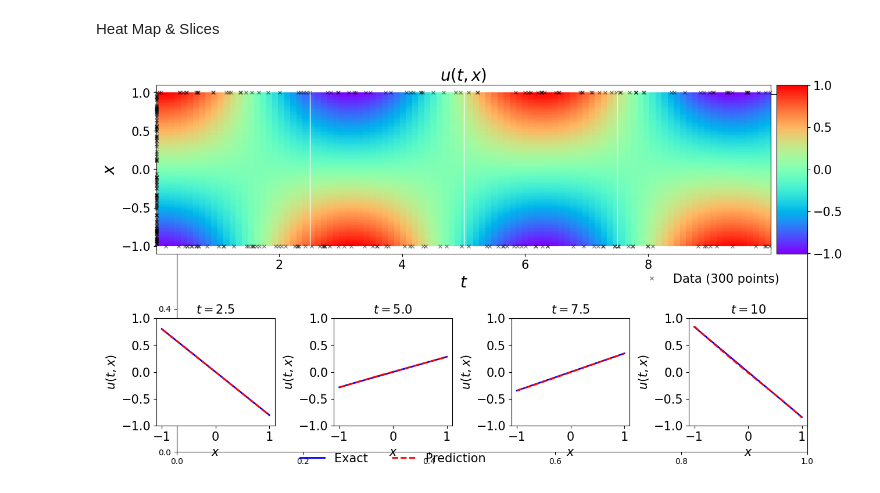
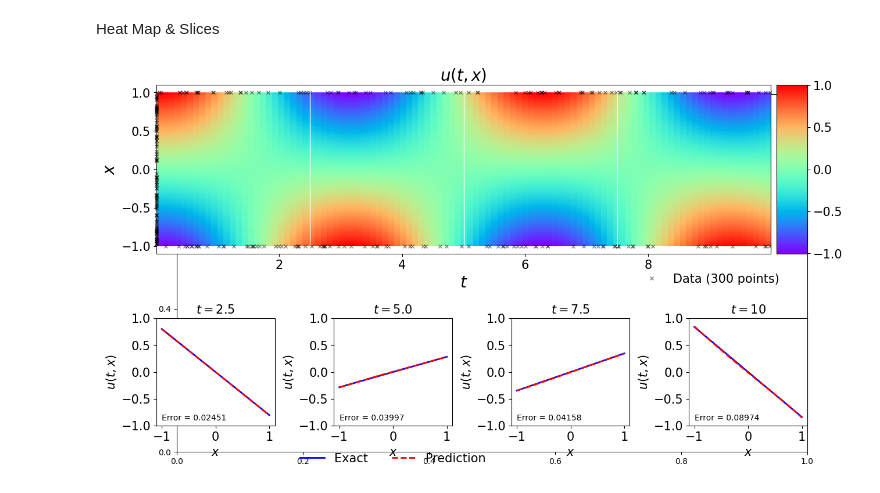
Before and after one commit to tyler-skaggs/Numerical-Analysis, a Jupyter notebook: pinns_Klien_Inference.ipynb, the cells around one changed output. Cells and saved outputs as stored; diff of their text form; code cells hidden in the pictures.

```diff
--- a/pinns_Klien_Inference.ipynb
+++ b/pinns_Klien_Inference.ipynb
@@ -358,8 +358,8 @@ ax.tick_params(labelsize=15)
 ax = plt.subplot(gs1[1, 0])
 if analytic_OffOn:
     ax.plot(x_pred, analytic_Sol(x_pred, t = 2.5), 'b-', linewidth = 2, label = 'Exact')
-    #error = pow(dx * sum(pow((analytic_Sol(x_pred, t=0.25) - U_pred[25, :]), 2)), 1 / 2)
-    #text = plt.text(-1, 0, f"Error = %.5f" % error)
+    error = np.linalg.norm(analytic_Sol(x_pred, t=2.5) - np.array([U_pred[25]]).T, 2)
+    text = plt.text(-1, -0.9, f"Error = %.5f" % error)
 ax.plot(x_pred, U_pred[25,:], 'r--', linewidth = 2, label = 'Prediction')
 ax.set_xlabel('$x$')
 ax.set_ylabel('$u(t,x)$')
@@ -377,8 +377,8 @@ for item in ([ax.title, ax.xaxis.label, ax.yaxis.label] +
 ax = plt.subplot(gs1[1, 1])
 if analytic_OffOn:
     ax.plot(x_pred, analytic_Sol(x_pred, t = 5), 'b-', linewidth = 2, label = 'Exact')
-    #error = pow(dx * sum(pow((analytic_Sol(x_pred, t=0.5) - U_pred[50, :]), 2)), 1 / 2)
-    #text = plt.text(-1, 0, f"Error = %.5f" % error)
+    error = np.linalg.norm(analytic_Sol(x_pred, t=5) - np.array([U_pred[50]]).T, 2)
+    text = plt.text(-1, -0.9, f"Error = %.5f" % error)
 ax.plot(x_pred, U_pred[50,:], 'r--', linewidth = 2, label = 'Prediction')
 ax.set_xlabel('$x$')
 ax.set_ylabel('$u(t,x)$')
@@ -404,41 +404,41 @@ for item in ([ax.title, ax.xaxis.label, ax.yaxis.label] +
 ax = plt.subplot(gs1[1, 2])
 if analytic_OffOn:
     ax.plot(x_pred, analytic_Sol(x_pred, t = 7.5), 'b-', linewidth = 2, label = 'Exact')
-    #error = pow(dx * sum(pow((analytic_Sol(x_pred, t=0.75) - U_pred[75, :]), 2)), 1 / 2)
-    #text = plt.text(-1, 0, f"Error = %.5f" % error)
+    error = np.linalg.norm(analytic_Sol(x_pred, t=7.5) - np.array([U_pred[75]]).T, 2)
+    text = plt.text(-1, -0.9, f"Error = %.5f" % error)
 ax.plot(x_pred,U_pred[75,:], 'r--', linewidth = 2, label = 'Prediction')
 ax.set_xlabel('$x$')
 ax.set_ylabel('$u(t,x)$')
 ax.axis('square')
 ax.set_xlim([lb-0.1, ub+0.1])
 ax.set_ylim([plot_low, plot_high])
 ax.set_title('$t = 7.5$', fontsize = 15)
 
 
 
 for item in ([ax.title, ax.xaxis.label, ax.yaxis.label] +
              ax.get_xticklabels() + ax.get_yticklabels()):
     item.set_fontsize(15)
 
 ax = plt.subplot(gs1[1, 3])
 if analytic_OffOn:
     ax.plot(x_pred, analytic_Sol(x_pred, t = 10), 'b-', linewidth = 2, label = 'Exact')
-    #error = pow(dx * sum(pow((analytic_Sol(x_pred, t=1) - U_pred[100, :]), 2)), 1 / 2)
-    #text = plt.text(-1, 0, f"Error = %.5f" % error)
+    error = np.linalg.norm(analytic_Sol(x_pred, t=10) - np.array([U_pred[100]]).T, 2)
+    text = plt.text(-1, -0.9, f"Error = %.5f" % error)
 ax.plot(x_pred,U_pred[100,:], 'r--', linewidth = 2, label = 'Prediction')
 ax.set_xlabel('$x$')
 ax.set_ylabel('$u(t,x)$')
 ax.axis('square')
 ax.set_xlim([lb-0.1, ub+0.1])
 ax.set_ylim([plot_low, plot_high])
 ax.set_title('$t = 10$', fontsize = 15)
 
 
 
 for item in ([ax.title, ax.xaxis.label, ax.yaxis.label] +
              ax.get_xticklabels() + ax.get_yticklabels()):
     item.set_fontsize(15)
 
 plt.show()
 # %% [output]
-[figure, old version]
+[figure, new version]
```
Also changed, not shown: parts of 2 cells of this notebook.
